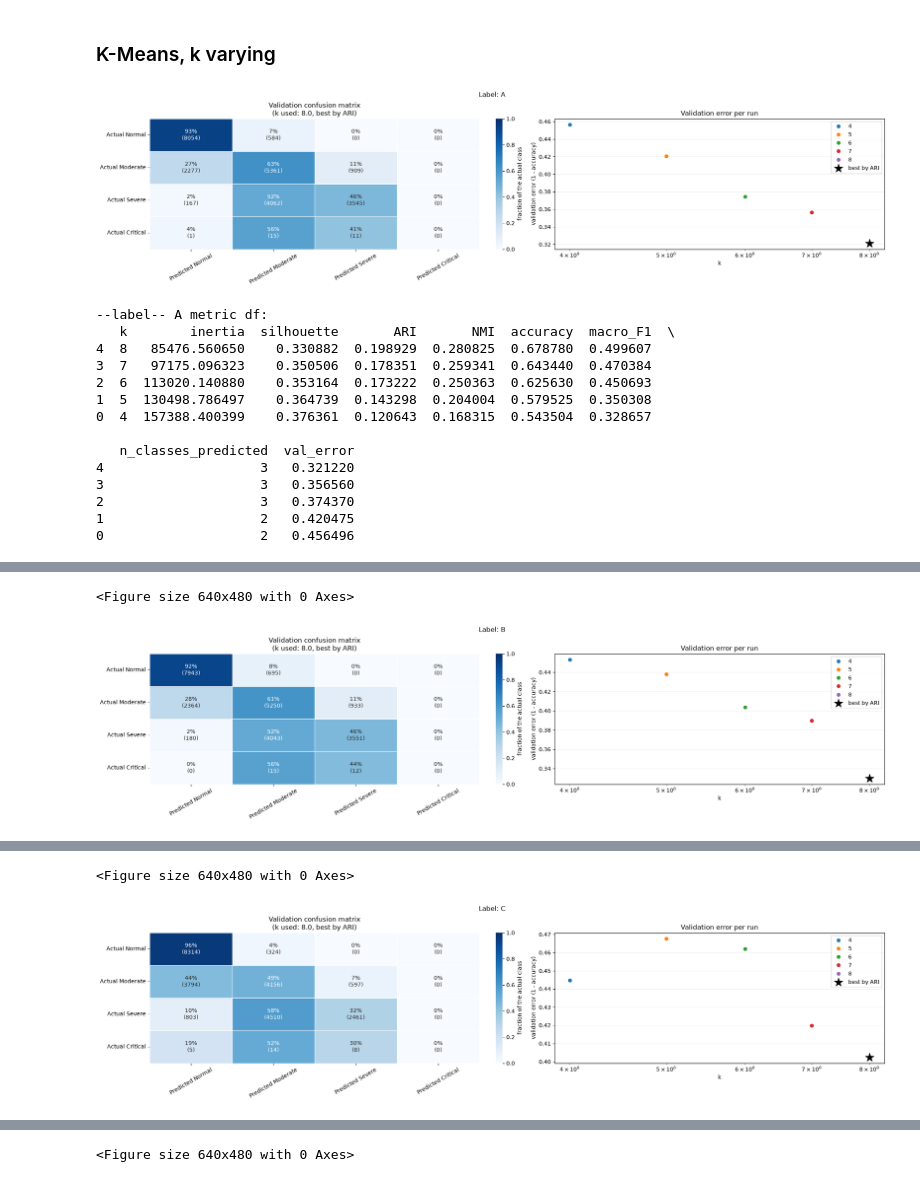
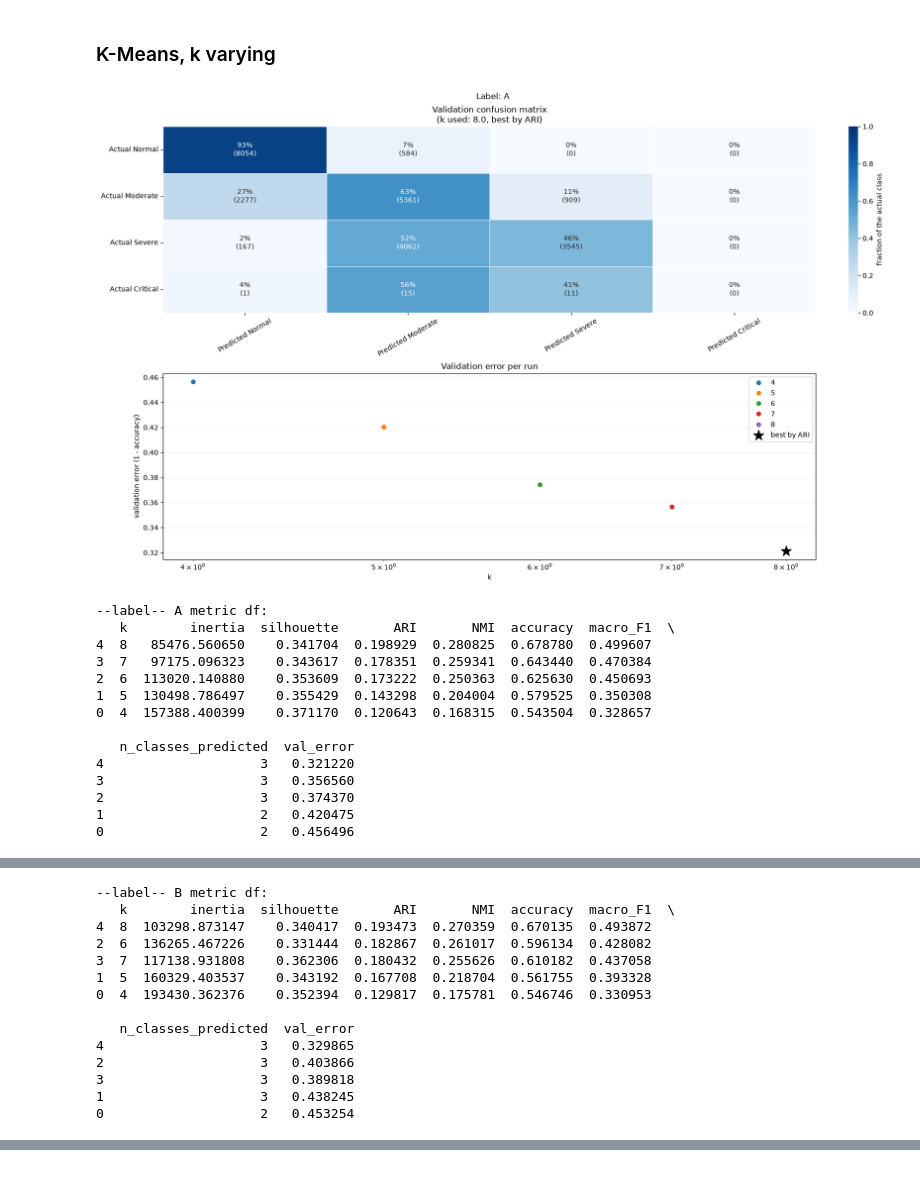
Before and after one commit to tobiasocula/Battery-Analysis-ML-DL, a Jupyter notebook: k_means.ipynb, the cells around one changed output, grey strips where cells are left out. Saved outputs shown, nothing was run; the diff lists cells and outputs as text; code cells hidden in the pictures.

```diff
--- a/k_means.ipynb
+++ b/k_means.ipynb
@@ -225,7 +225,7 @@ def run_for_features(use_features, label):
     annot = np.array([[f"{cm_frac[i, j]:.0%}\n({cm[i, j]})" for j in range(cm.shape[1])]
                         for i in range(cm.shape[0])])
 
-    fig, (ax_cm, ax_pca, ax_err) = plt.subplots(1, 3, figsize=(20, 5), layout="constrained")
+    fig, (ax_cm, ax_pca, ax_err) = plt.subplots(3, 1, figsize=(15, 20), layout="constrained")
 
     sns.heatmap(cm_frac, annot=annot, fmt="", cmap="Blues", vmin=0, vmax=1,
                 xticklabels=[f"Predicted {c}" for c in class_names],
@@ -244,7 +244,7 @@ def run_for_features(use_features, label):
     # validation error of every run
     for k, g in metrics_df.groupby("k"):
         ax_err.plot(g["k"], g["val_error"], marker="o", label=k, linestyle="none")
-    ax_err.scatter([best["k"]], [best["val_error"]], marker="*", s=250,
+    ax_err.scatter([best["k"]], [best["val_error"]], marker="*", s=500,
                     color="black", zorder=5, label=f"best by {optimize_metric}")
     ax_err.set_xscale("log")
     ax_err.set_xlabel("k")
@@ -254,8 +254,8 @@ def run_for_features(use_features, label):
     ax_err.legend()
 
     fig.suptitle(f"Label: {label}", fontsize=12)
+    plt.savefig(Path.cwd() / "images" / "kmeans" / f"set_{label}_pca.png")
     plt.show()
-    plt.savefig(Path.cwd() / "images" / "kmeans" / f"set_{label}_pca.png")
 
     return metrics_df, all_variances, pca_component_candidates
 
@@ -378,7 +375,7 @@ def run_for_features(use_features, label):
     annot = np.array([[f"{cm_frac[i, j]:.0%}\n({cm[i, j]})" for j in range(cm.shape[1])]
                         for i in range(cm.shape[0])])
 
-    fig, (ax_cm, ax_err) = plt.subplots(1, 2, figsize=(20, 5), layout="constrained")
+    fig, (ax_cm, ax_err) = plt.subplots(2, 1, figsize=(16, 10), layout="constrained")
 
     sns.heatmap(cm_frac, annot=annot, fmt="", cmap="Blues", vmin=0, vmax=1,
                 xticklabels=[f"Predicted {c}" for c in class_names],
@@ -386,42 +383,42 @@ def run_for_features(use_features, label):
                 linewidths=0.5, linecolor="white",
                 cbar_kws={"label": "fraction of the actual class"}, ax=ax_cm)
     ax_cm.set_title(f"Validation confusion matrix\n"
                     f"(k used: {best['k']}, best by {optimize_metric})")
     ax_cm.tick_params(axis="x", rotation=30)
     ax_cm.tick_params(axis="y", rotation=0)
 
     # validation error of every run
     for k, g in metrics_df.groupby("k"):
         ax_err.plot(g["k"], g["val_error"], marker="o", label=k, linestyle="none")
     ax_err.scatter([best["k"]], [best["val_error"]], marker="*", s=250,
                     color="black", zorder=5, label=f"best by {optimize_metric}")
     ax_err.set_xscale("log")
     ax_err.set_xlabel("k")
     ax_err.set_ylabel("validation error (1 - accuracy)")
     ax_err.set_title("Validation error per run")
     ax_err.grid(alpha=0.2)
     ax_err.legend()
 
     fig.suptitle(f"Label: {label}", fontsize=12)
+    plt.savefig(Path.cwd() / "images" / "kmeans" / f"set_{label}.png")
     plt.show()
-    plt.savefig(Path.cwd() / "images" / "kmeans" / f"set_{label}.png")
 
     return metrics_df
 
 all_metrics = {}
 for label, feature in zip(label_names, features):
     all_metrics[label] = run_for_features(feature, label)
     print('--label--', label, 'metric df:'); print(all_metrics[label]); print()
     print()
 # %% [output]
-[figure, old version]
+[figure, new version]
 --label-- A metric df:
    k        inertia  silhouette       ARI       NMI  accuracy  macro_F1  \
-4  8   85476.560650    0.330882  0.198929  0.280825  0.678780  0.499607
-3  7   97175.096323    0.350506  0.178351  0.259341  0.643440  0.470384
-2  6  113020.140880    0.353164  0.173222  0.250363  0.625630  0.450693
-1  5  130498.786497    0.364739  0.143298  0.204004  0.579525  0.350308
-0  4  157388.400399    0.376361  0.120643  0.168315  0.543504  0.328657
+4  8   85476.560650    0.341704  0.198929  0.280825  0.678780  0.499607
+3  7   97175.096323    0.343617  0.178351  0.259341  0.643440  0.470384
+2  6  113020.140880    0.353609  0.173222  0.250363  0.625630  0.450693
+1  5  130498.786497    0.355429  0.143298  0.204004  0.579525  0.350308
+0  4  157388.400399    0.371170  0.120643  0.168315  0.543504  0.328657
 
    n_classes_predicted  val_error
 4                    3   0.321220
@@ -432,2 +430,14 @@ for label, feature in zip(label_names, features):
-<Figure size 640x480 with 0 Axes>
+--label-- B metric df:
+   k        inertia  silhouette       ARI       NMI  accuracy  macro_F1  \
+4  8  103298.873147    0.340417  0.193473  0.270359  0.670135  0.493872
+2  6  136265.467226    0.331444  0.182867  0.261017  0.596134  0.428082
+3  7  117138.931808    0.362306  0.180432  0.255626  0.610182  0.437058
+1  5  160329.403537    0.343192  0.167708  0.218704  0.561755  0.393328
+0  4  193430.362376    0.352394  0.129817  0.175781  0.546746  0.330953
+
+   n_classes_predicted  val_error
+4                    3   0.329865
+2                    3   0.403866
+3                    3   0.389818
+1                    3   0.438245
+0                    2   0.453254
-[figure, old version]
@@ -448,2 +458,0 @@ for label, feature in zip(label_names, features):
-<Figure size 640x480 with 0 Axes>
-[figure, old version]
@@ -464 +458,0 @@ for label, feature in zip(label_names, features):
-<Figure size 640x480 with 0 Axes>
```
Also changed, not shown: parts of 2 cells of this notebook, 17 other files.
